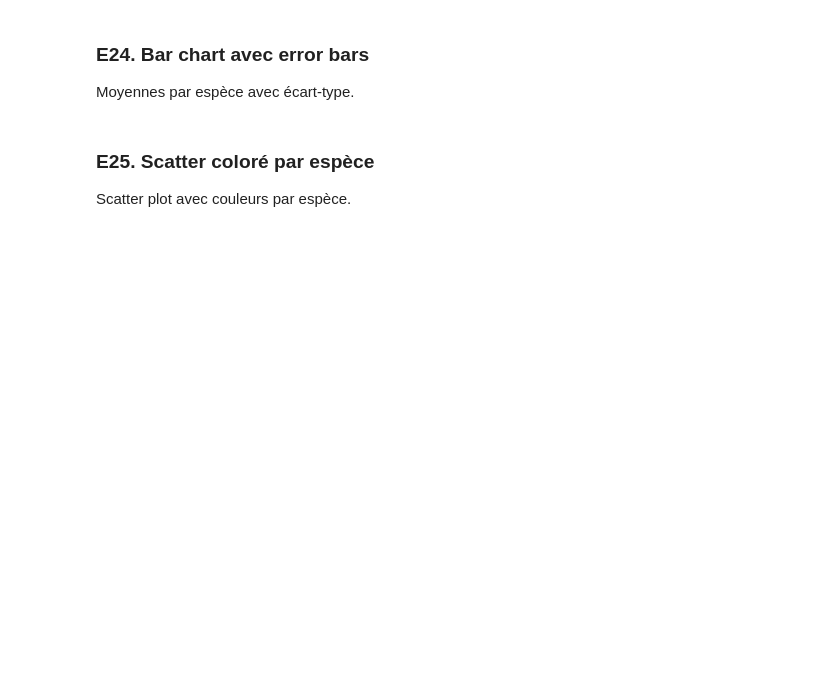
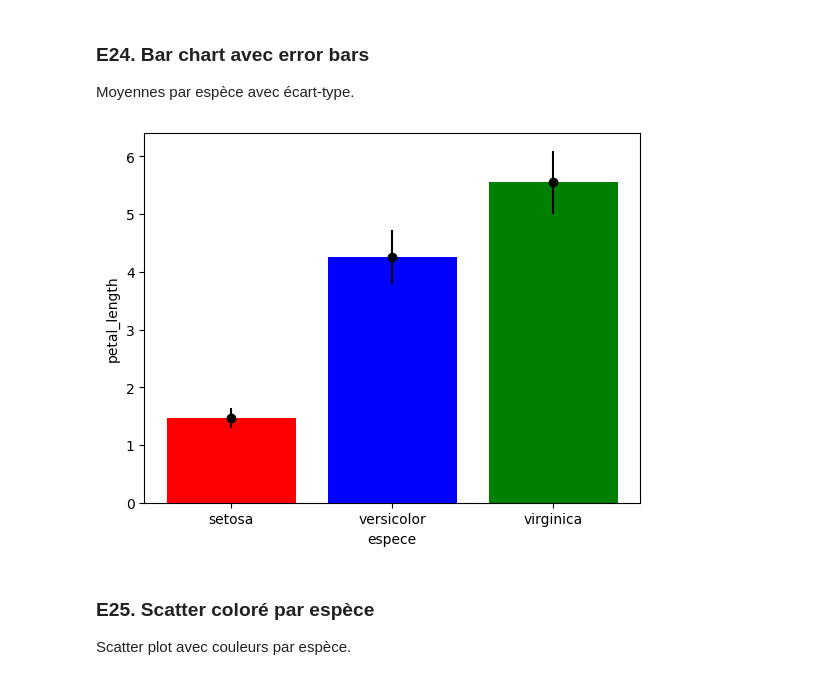
Before and after one commit to USMS-FPK-IA-GI-2025/controle-01-numpy-and-matplotlib-iris-choua1b, a Jupyter notebook: notebooks/controle_numpy_matplotlib.ipynb, the cells around one changed output. Saved outputs shown, nothing was run; the diff lists cells and outputs as text; code cells hidden in the pictures; blank space fills up the shorter version.

```diff
--- a/notebooks/controle_numpy_matplotlib.ipynb
+++ b/notebooks/controle_numpy_matplotlib.ipynb
@@ -350,3 +381,23 @@ Moyennes par espèce avec écart-type.
+# %%
+# Votre code ici
+setosa_petals = features[:50, 2]
+versicolor_petals = features[50:100, 2]
+virginica_petals = features[100:, 2]
+
+means = [np.mean(setosa_petals), np.mean(versicolor_petals), np.mean(virginica_petals)]
+
+ecart_types = [np.std(setosa_petals), np.std(versicolor_petals), np.std(virginica_petals)]
+
+plt.figsize=(10, 6)
+species = ['setosa', 'versicolor', 'virginica']
+
+plt.bar(species, means, color=['red', 'blue', 'green'])
+plt.errorbar(species, means, yerr=ecart_types, fmt='o', color='black')
+plt.xlabel('espece')
+plt.ylabel('petal_length')
+plt.show()
+# %% [output]
+[figure, added]
 # %% [markdown]
 ### E25. Scatter coloré par espèce
 Scatter plot avec couleurs par espèce.
```
Also changed, not shown: parts of 16 cells of this notebook.
